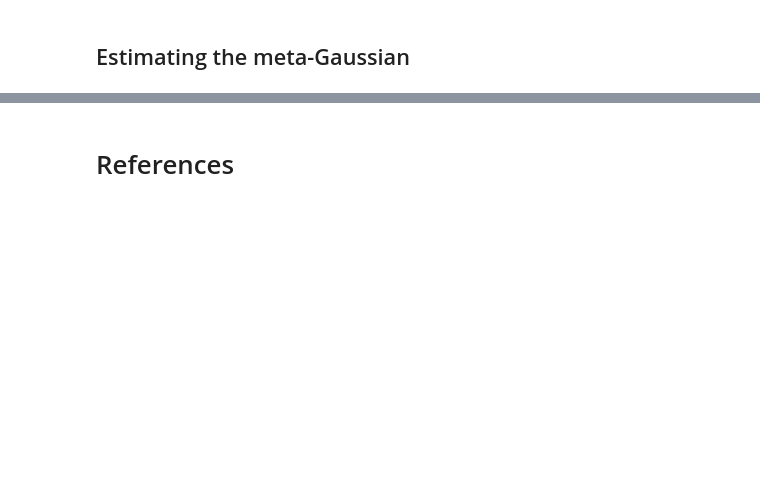
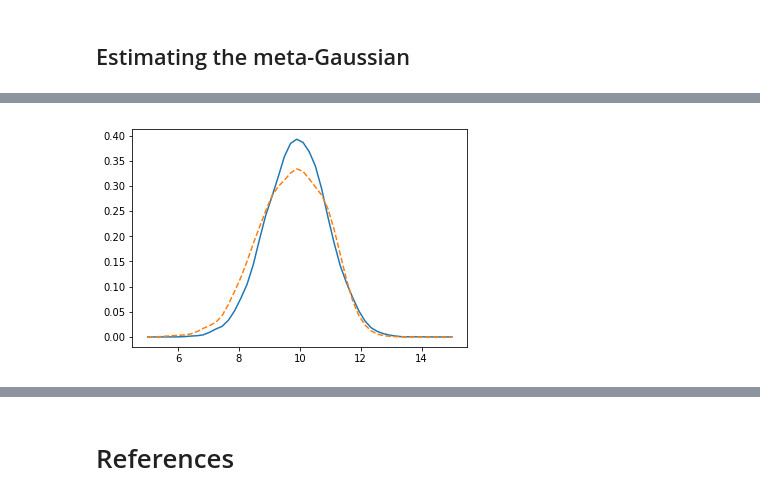
Before and after one commit to kskyten/elfi-notebooks, a Jupyter notebook: gaussian_copula.ipynb, the cells around one changed output, grey strips where cells are left out. Saved outputs shown, nothing was run; the diff lists cells and outputs as text; code cells hidden in the pictures; blank space fills up the shorter version.

```diff
--- a/gaussian_copula.ipynb
+++ b/gaussian_copula.ipynb
@@ -182,7 +184,6 @@ overlay({marginal: {}, analytic_posterior.pdf: {'linestyles': 'dashed'}}, t1, t2
 # %%
 p = 50
-
 m2 = copula_example_model.get_model(p)
 d = elfi.Distance('euclidean', m2['Gauss'])
 rej = elfi.Rejection(d)
-res = rej.sample(n_samples=10000, quantile=0.01)
+res = rej.sample(n_samples=1000, quantile=0.01)
@@ -191,0 +190,10 @@ plt.scatter(post[:, 0], post[:, 1]);
+# %%
+rejection_posterior = res.outputs['mu'][:, [0, 1]]
+rp0 = rejection_posterior[:, 0]
+rp1 = rejection_posterior[:, 1]
+kde_rp0 = ss.gaussian_kde(rp0)
+kde_rp1 = ss.gaussian_kde(rp1)
+# %%
+overlay({posterior.marginals[0].pdf: {}, kde_rp0.pdf: {'linestyle': 'dashed'}}, np.linspace(5, 15, 50))
+# %% [output]
+[figure, added]
```
Also changed, not shown: parts of 23 cells of this notebook.
